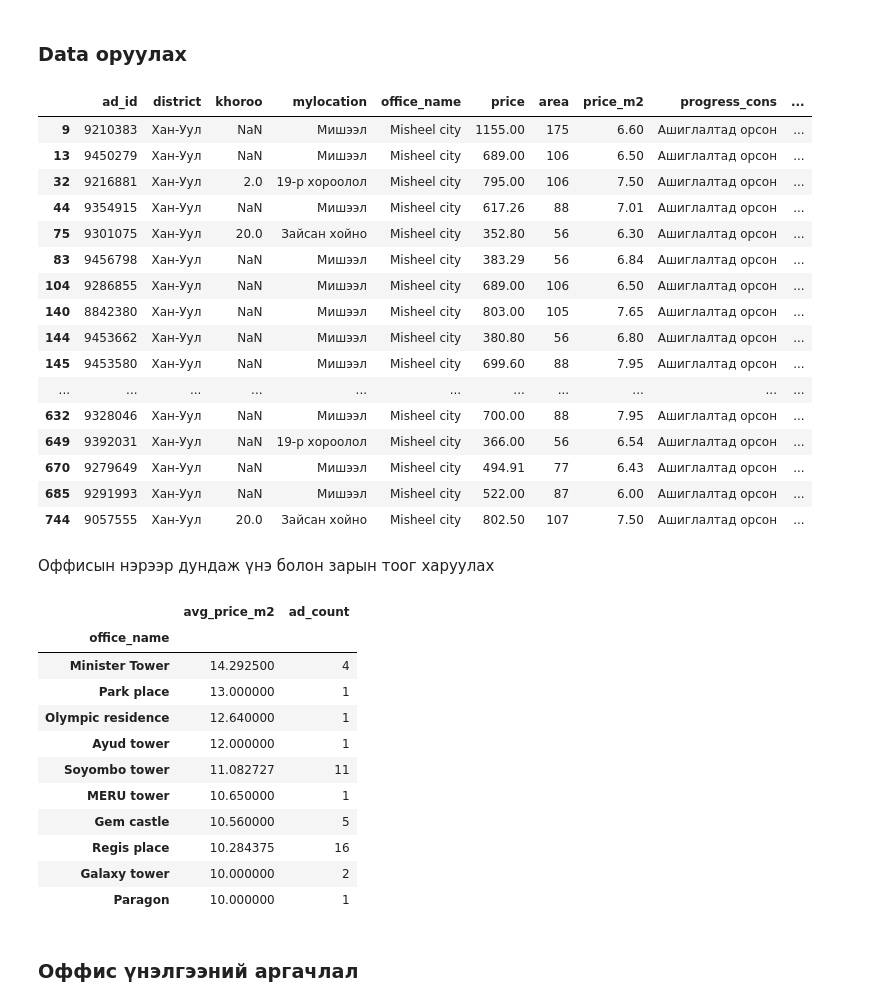
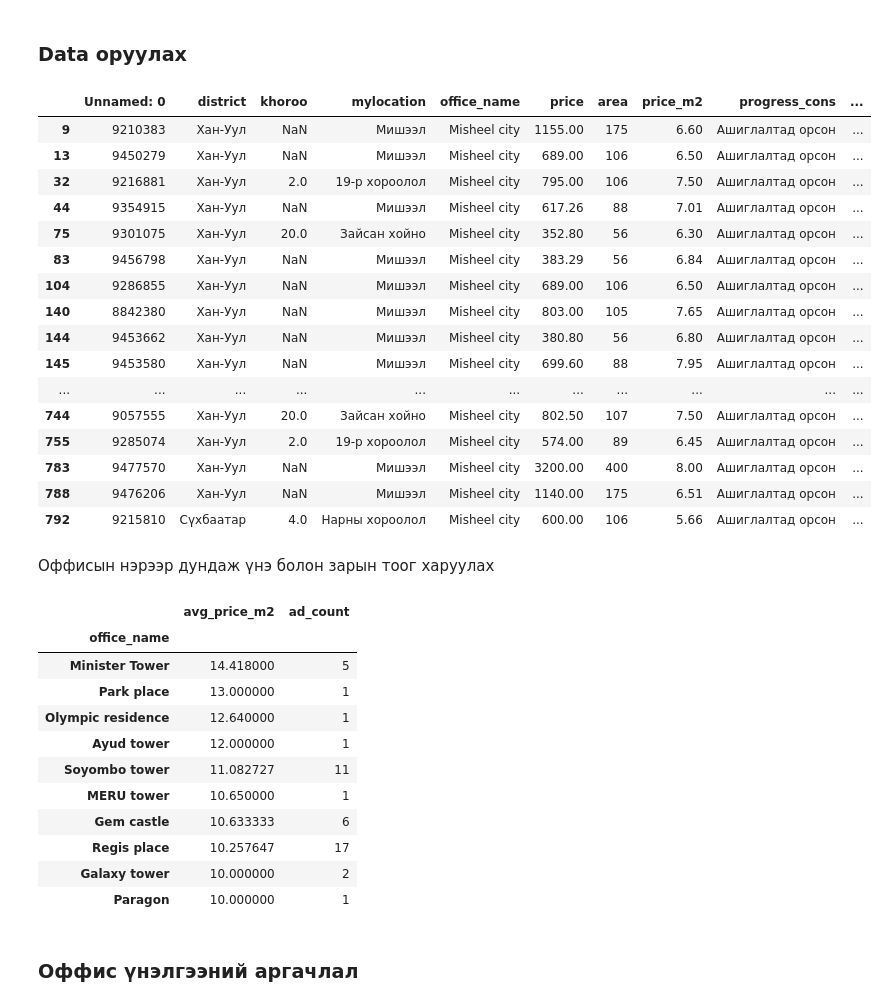
Before and after one commit to Renchint/Office, a Jupyter notebook: 03_Analyz/Analyz.ipynb, the cells around one changed output. Saved outputs shown, nothing was run; the diff lists cells and outputs as text; code cells hidden in the pictures.

```diff
--- a/03_Analyz/Analyz.ipynb
+++ b/03_Analyz/Analyz.ipynb
@@ -10,10 +10,10 @@ import os
 # %% [markdown]
 ### Data оруулах
 # %%
-df = pd.read_csv('input/output.csv')
+df = pd.read_csv('input/output_06_25.csv')
 df[df['office_name'].str.contains('Misheel city', case=False, na=False)]
 # %% [output]
-|  | ad_id | district | khoroo | mylocation | office_name | price | area | price_m2 | progress_cons | ... |
+|  | Unnamed: 0 | district | khoroo | mylocation | office_name | price | area | price_m2 | progress_cons | ... |
 | 9 | 9210383 | Хан-Уул | NaN | Мишээл | Misheel city | 1155.00 | 175 | 6.60 | Ашиглалтад орсон | ... |
 | 13 | 9450279 | Хан-Уул | NaN | Мишээл | Misheel city | 689.00 | 106 | 6.50 | Ашиглалтад орсон | ... |
 | 32 | 9216881 | Хан-Уул | 2.0 | 19-р хороолол | Misheel city | 795.00 | 106 | 7.50 | Ашиглалтад орсон | ... |
@@ -25,11 +25,11 @@ df[df['office_name'].str.contains('Misheel city', case=False, na=False)]
 | 144 | 9453662 | Хан-Уул | NaN | Мишээл | Misheel city | 380.80 | 56 | 6.80 | Ашиглалтад орсон | ... |
 | 145 | 9453580 | Хан-Уул | NaN | Мишээл | Misheel city | 699.60 | 88 | 7.95 | Ашиглалтад орсон | ... |
 | ... | ... | ... | ... | ... | ... | ... | ... | ... | ... | ... |
-| 632 | 9328046 | Хан-Уул | NaN | Мишээл | Misheel city | 700.00 | 88 | 7.95 | Ашиглалтад орсон | ... |
-| 649 | 9392031 | Хан-Уул | NaN | 19-р хороолол | Misheel city | 366.00 | 56 | 6.54 | Ашиглалтад орсон | ... |
-| 670 | 9279649 | Хан-Уул | NaN | Мишээл | Misheel city | 494.91 | 77 | 6.43 | Ашиглалтад орсон | ... |
-| 685 | 9291993 | Хан-Уул | NaN | Мишээл | Misheel city | 522.00 | 87 | 6.00 | Ашиглалтад орсон | ... |
 | 744 | 9057555 | Хан-Уул | 20.0 | Зайсан хойно | Misheel city | 802.50 | 107 | 7.50 | Ашиглалтад орсон | ... |
+| 755 | 9285074 | Хан-Уул | 2.0 | 19-р хороолол | Misheel city | 574.00 | 89 | 6.45 | Ашиглалтад орсон | ... |
+| 783 | 9477570 | Хан-Уул | NaN | Мишээл | Misheel city | 3200.00 | 400 | 8.00 | Ашиглалтад орсон | ... |
+| 788 | 9476206 | Хан-Уул | NaN | Мишээл | Misheel city | 1140.00 | 175 | 6.51 | Ашиглалтад орсон | ... |
+| 792 | 9215810 | Сүхбаатар | 4.0 | Нарны хороолол | Misheel city | 600.00 | 106 | 5.66 | Ашиглалтад орсон | ... |
 # %% [markdown]
 Оффисын нэрээр дундаж үнэ болон зарын тоог харуулах
 # %%
@@ -44,14 +44,14 @@ summary.head(10)
 # %% [output]
 |  | avg_price_m2 | ad_count |
 | office_name |  |  |
-| Minister Tower | 14.292500 | 4 |
+| Minister Tower | 14.418000 | 5 |
 | Park place | 13.000000 | 1 |
 | Olympic residence | 12.640000 | 1 |
 | Ayud tower | 12.000000 | 1 |
 | Soyombo tower | 11.082727 | 11 |
 | MERU tower | 10.650000 | 1 |
-| Gem castle | 10.560000 | 5 |
-| Regis place | 10.284375 | 16 |
+| Gem castle | 10.633333 | 6 |
+| Regis place | 10.257647 | 17 |
 | Galaxy tower | 10.000000 | 2 |
 | Paragon | 10.000000 | 1 |
 # %% [markdown]
```
Also changed, not shown: parts of 14 cells of this notebook, 17 other files.
